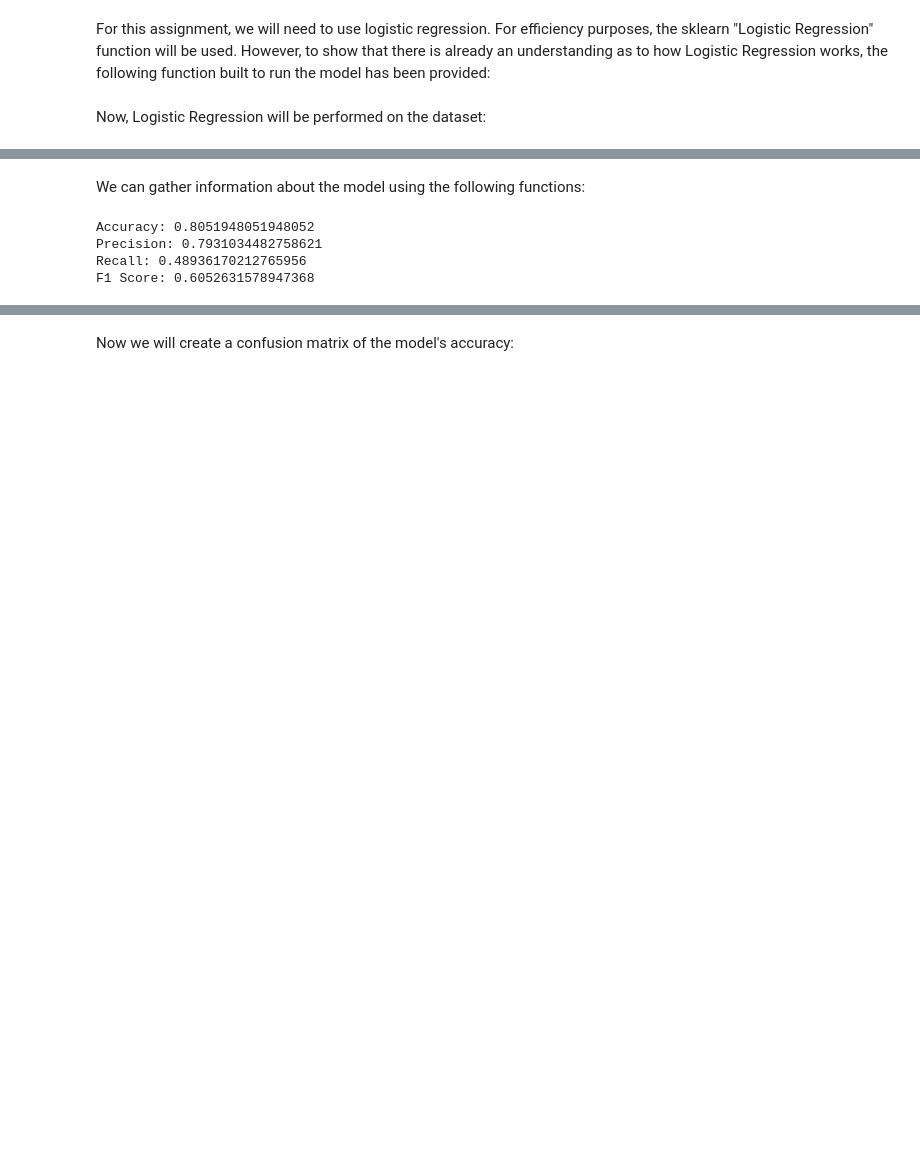
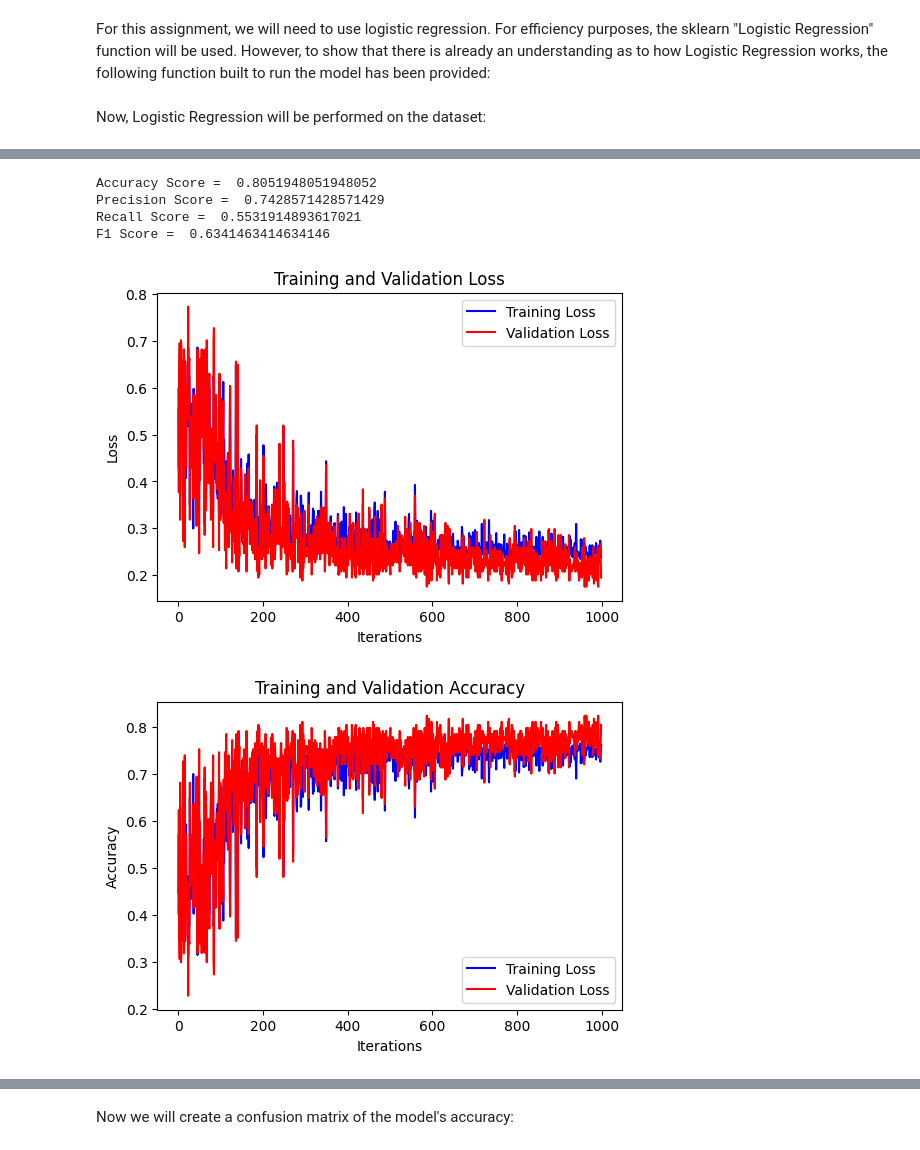
Before and after one commit to Herodegon/ECGR4105, a Jupyter notebook: Assignment3_LogisticRegression.ipynb, the cells around one changed output, grey strips where cells are left out. Drawn from its saved outputs; the diff is of its cells as text; code cells hidden in the pictures; blank space fills up the shorter version.

```diff
--- a/Assignment3_LogisticRegression.ipynb
+++ b/Assignment3_LogisticRegression.ipynb
@@ -131,16 +121,62 @@ Please also refer to the documentation for alternative solver options:
-# %% [markdown]
-We can gather information about the model using the following functions:
-# %%
-from sklearn import metrics
-def PrintData(Y_test,Y_pred):
-  print("Accuracy:",metrics.accuracy_score(Y_test, Y_pred))
-  print("Precision:",metrics.precision_score(Y_test, Y_pred))
-  print("Recall:",metrics.recall_score(Y_test, Y_pred))
-  print("F1 Score:",metrics.f1_score(Y_test, Y_pred))
-
-PrintData(Y1_test,Y1_pred)
-# %% [output]
-Accuracy: 0.8051948051948052
-Precision: 0.7931034482758621
-Recall: 0.48936170212765956
-F1 Score: 0.6052631578947368
+# %%
+#Import LogisticRegression from sklearn.linear_model
+#Make an instance classifier of the object LogisticRegression and give random_state =  0
+
+Y1_train_pred = np.empty(0)
+Y1_valid_pred = np.empty(0)
+training_loss = []
+validation_loss = []
+accuracy_training = []
+accuracy_validation = []
+precision_training = []
+precision_validation = []
+recall_training = []
+recall_validation = []
+f1_training = []
+f1_validation = []
+
+# Model
+model1 = SGDClassifier(loss='squared_error',warm_start=True)
+
+# Training
+iterations = 1000
+for i in range(0,iterations):
+  model1.partial_fit(X1_train,Y1_train,classes=[0,1])
+  Y1_train_pred = model1.predict(X1_train)
+  Y1_valid_pred = model1.predict(X1_test)
+
+  # Append Loss History
+  training_loss.append(mean_squared_error(Y1_train, Y1_train_pred))
+  validation_loss.append(mean_squared_error(Y1_test, Y1_valid_pred))
+
+  # Append Accuracy History
+  accuracy_training.append(accuracy_score(Y1_train, Y1_train_pred))
+  accuracy_validation.append(accuracy_score(Y1_test, Y1_valid_pred))
+
+  # Append Precision History
+  precision_training.append(precision_score(Y1_train, Y1_train_pred))
+  precision_validation.append(precision_score(Y1_test, Y1_valid_pred))
+
+  # Append Recall History
+  recall_training.append(recall_score(Y1_train, Y1_train_pred))
+  recall_validation.append(recall_score(Y1_test, Y1_valid_pred))
+
+  # Append F1 Score History
+  f1_training.append(f1_score(Y1_train, Y1_train_pred))
+  f1_validation.append(f1_score(Y1_test, Y1_valid_pred))
+
+PrintData(Y1_test,Y1_valid_pred)
+
+# Print Histories Over Iterations
+PlotLoss(training_loss,validation_loss,iterations,"Iterations","Loss","Training and Validation Loss")
+PlotLoss(accuracy_training,accuracy_validation,iterations,"Iterations","Accuracy","Training and Validation Accuracy")
+PlotLoss(precision_training,precision_validation,iterations,"Iterations","Precision","Training and Validation Precision")
+PlotLoss(recall_training,recall_validation,iterations,"Iterations","Recall","Training and Validation Recall")
+PlotLoss(f1_training,f1_validation,iterations,"Iterations","F1 Score","Training and Validation F1 Score")
+# %% [output]
+Accuracy Score =  0.8051948051948052
+Precision Score =  0.7428571428571429
+Recall Score =  0.5531914893617021
+F1 Score =  0.6341463414634146
+[figure, added]
+[figure, added]
```
Also changed, not shown: parts of 27 cells of this notebook.
